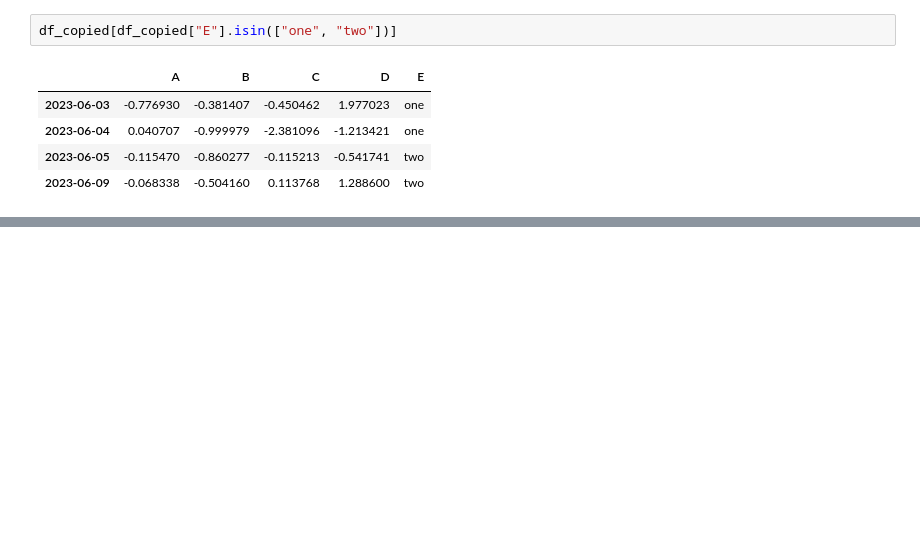
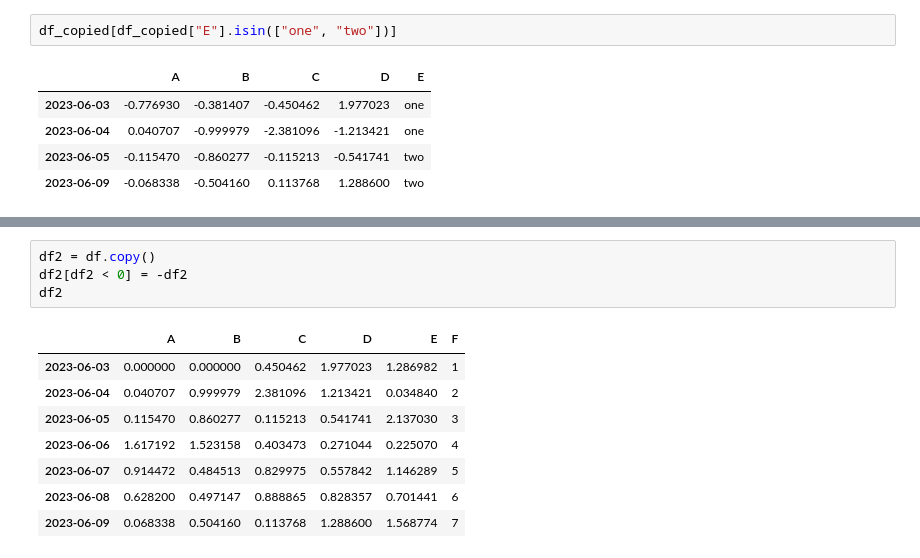
Before and after one commit to CHOCOCHANEL/Data-Analysis, a Jupyter notebook: Python_(Pandas).ipynb, the cells around one changed output, grey strips where cells are left out. Drawn from its saved outputs; the diff is of its cells as text; blank space fills up the shorter version.

```diff
--- a/Python_(Pandas).ipynb
+++ b/Python_(Pandas).ipynb
@@ -262,0 +315,13 @@ df_copied[df_copied["E"].isin(["one", "two"])]
+# %%
+df2 = df.copy()
+df2[df2 < 0] = -df2
+df2
+# %% [output]
+|  | A | B | C | D | E | F |
+| 2023-06-03 | 0.000000 | 0.000000 | 0.450462 | 1.977023 | 1.286982 | 1 |
+| 2023-06-04 | 0.040707 | 0.999979 | 2.381096 | 1.213421 | 0.034840 | 2 |
+| 2023-06-05 | 0.115470 | 0.860277 | 0.115213 | 0.541741 | 2.137030 | 3 |
+| 2023-06-06 | 1.617192 | 1.523158 | 0.403473 | 0.271044 | 0.225070 | 4 |
+| 2023-06-07 | 0.914472 | 0.484513 | 0.829975 | 0.557842 | 1.146289 | 5 |
+| 2023-06-08 | 0.628200 | 0.497147 | 0.888865 | 0.828357 | 0.701441 | 6 |
+| 2023-06-09 | 0.068338 | 0.504160 | 0.113768 | 1.288600 | 1.568774 | 7 |
```
Also changed, not shown: parts of 18 cells of this notebook.
